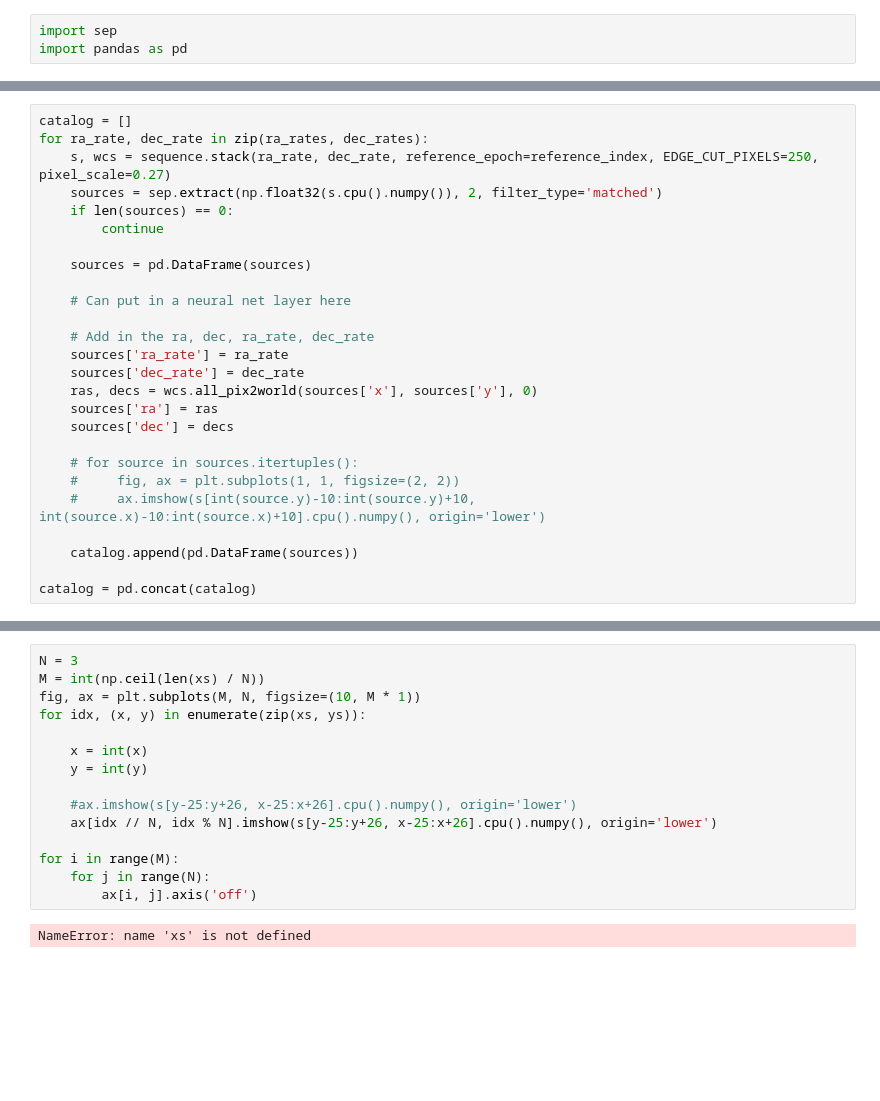
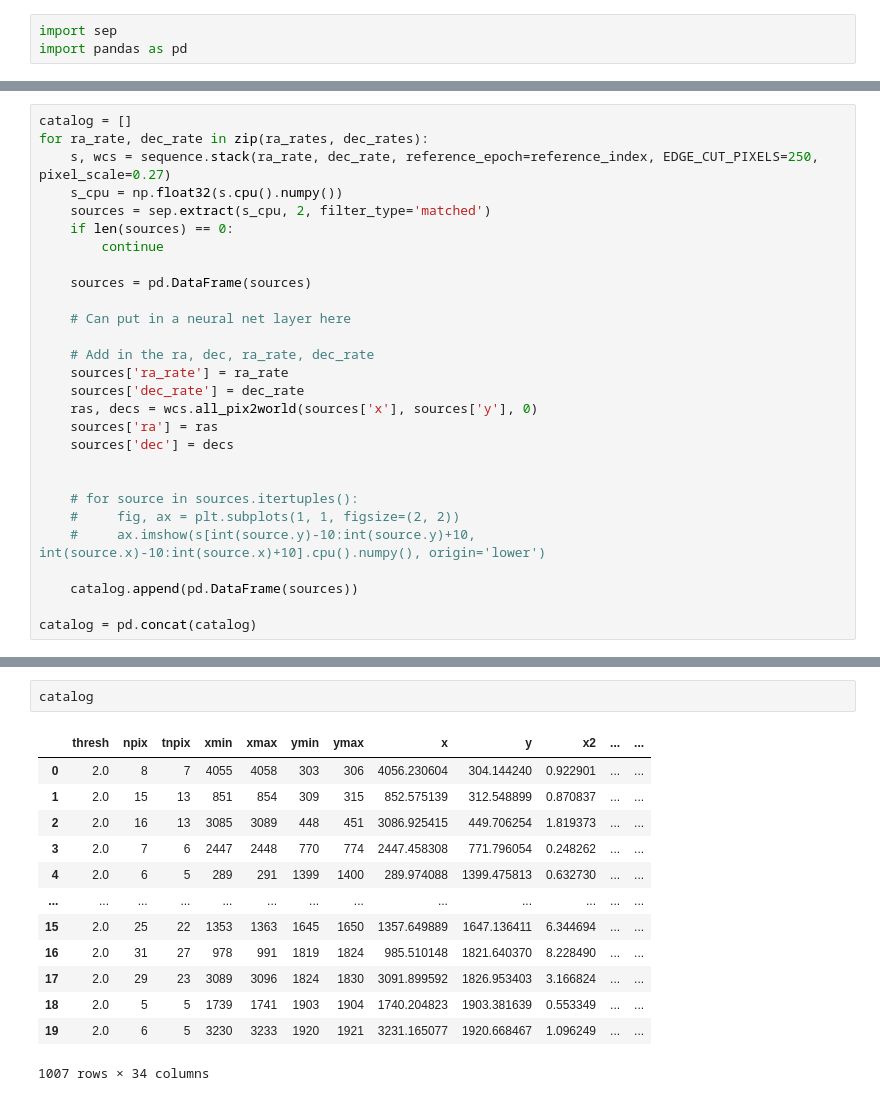
Before and after one commit to kjnapier/heliostack, a Jupyter notebook: notebooks/stack.ipynb, the cells around one changed output, grey strips where cells are left out. Drawn from its saved outputs; the diff is of its cells as text; blank space fills up the shorter version.

```diff
--- a/notebooks/stack.ipynb
+++ b/notebooks/stack.ipynb
@@ -83,7 +83,8 @@ plt.imshow(s.cpu().numpy(), origin='lower')
 catalog = []
 for ra_rate, dec_rate in zip(ra_rates, dec_rates):
     s, wcs = sequence.stack(ra_rate, dec_rate, reference_epoch=reference_index, EDGE_CUT_PIXELS=250, pixel_scale=0.27)
-    sources = sep.extract(np.float32(s.cpu().numpy()), 2, filter_type='matched')
+    s_cpu = np.float32(s.cpu().numpy())
+    sources = sep.extract(s_cpu, 2, filter_type='matched')
     if len(sources) == 0:
         continue
 
@@ -98,6 +99,7 @@ for ra_rate, dec_rate in zip(ra_rates, dec_rates):
     sources['ra'] = ras
     sources['dec'] = decs
 
+
     # for source in sources.itertuples():
     #     fig, ax = plt.subplots(1, 1, figsize=(2, 2))
     #     ax.imshow(s[int(source.y)-10:int(source.y)+10, int(source.x)-10:int(source.x)+10].cpu().numpy(), origin='lower')
@@ -121,17 +110,16 @@ plt.scatter(catalog['ra'], catalog['dec'], s=1)
-# %%
-N = 3
-M = int(np.ceil(len(xs) / N))
-fig, ax = plt.subplots(M, N, figsize=(10, M * 1))
-for idx, (x, y) in enumerate(zip(xs, ys)):
-
-    x = int(x)
-    y = int(y)
-
-    #ax.imshow(s[y-25:y+26, x-25:x+26].cpu().numpy(), origin='lower')
-    ax[idx // N, idx % N].imshow(s[y-25:y+26, x-25:x+26].cpu().numpy(), origin='lower')
-
-for i in range(M):
-    for j in range(N):
-        ax[i, j].axis('off')
-# %% [output]
-NameError: name 'xs' is not defined
+# %%
+catalog
+# %% [output]
+|  | thresh | npix | tnpix | xmin | xmax | ymin | ymax | x | y | x2 | ... | ... |
+| 0 | 2.0 | 8 | 7 | 4055 | 4058 | 303 | 306 | 4056.230604 | 304.144240 | 0.922901 | ... | ... |
+| 1 | 2.0 | 15 | 13 | 851 | 854 | 309 | 315 | 852.575139 | 312.548899 | 0.870837 | ... | ... |
+| 2 | 2.0 | 16 | 13 | 3085 | 3089 | 448 | 451 | 3086.925415 | 449.706254 | 1.819373 | ... | ... |
+| 3 | 2.0 | 7 | 6 | 2447 | 2448 | 770 | 774 | 2447.458308 | 771.796054 | 0.248262 | ... | ... |
+| 4 | 2.0 | 6 | 5 | 289 | 291 | 1399 | 1400 | 289.974088 | 1399.475813 | 0.632730 | ... | ... |
+| ... | ... | ... | ... | ... | ... | ... | ... | ... | ... | ... | ... | ... |
+| 15 | 2.0 | 25 | 22 | 1353 | 1363 | 1645 | 1650 | 1357.649889 | 1647.136411 | 6.344694 | ... | ... |
+| 16 | 2.0 | 31 | 27 | 978 | 991 | 1819 | 1824 | 985.510148 | 1821.640370 | 8.228490 | ... | ... |
+| 17 | 2.0 | 29 | 23 | 3089 | 3096 | 1824 | 1830 | 3091.899592 | 1826.953403 | 3.166824 | ... | ... |
+| 18 | 2.0 | 5 | 5 | 1739 | 1741 | 1903 | 1904 | 1740.204823 | 1903.381639 | 0.553349 | ... | ... |
+| 19 | 2.0 | 6 | 5 | 3230 | 3233 | 1920 | 1921 | 3231.165077 | 1920.668467 | 1.096249 | ... | ... |
+1007 rows × 34 columns
```
Also changed, not shown: parts of 5 cells of this notebook.
